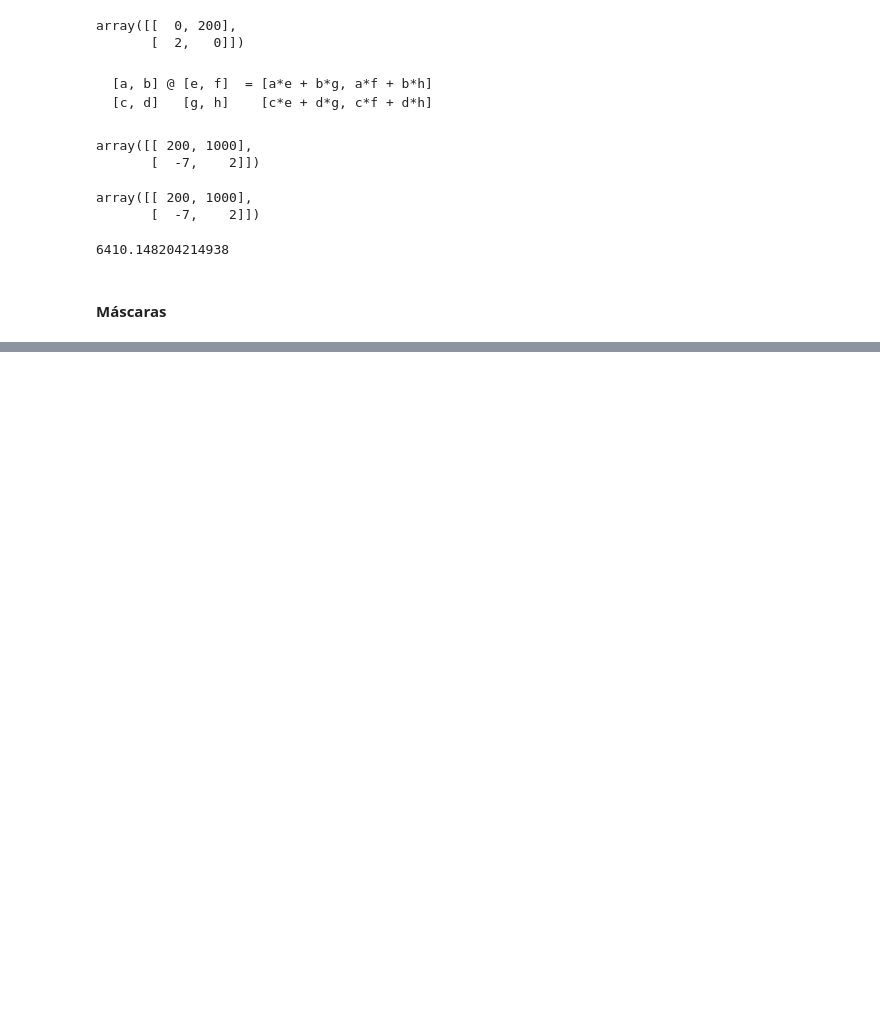
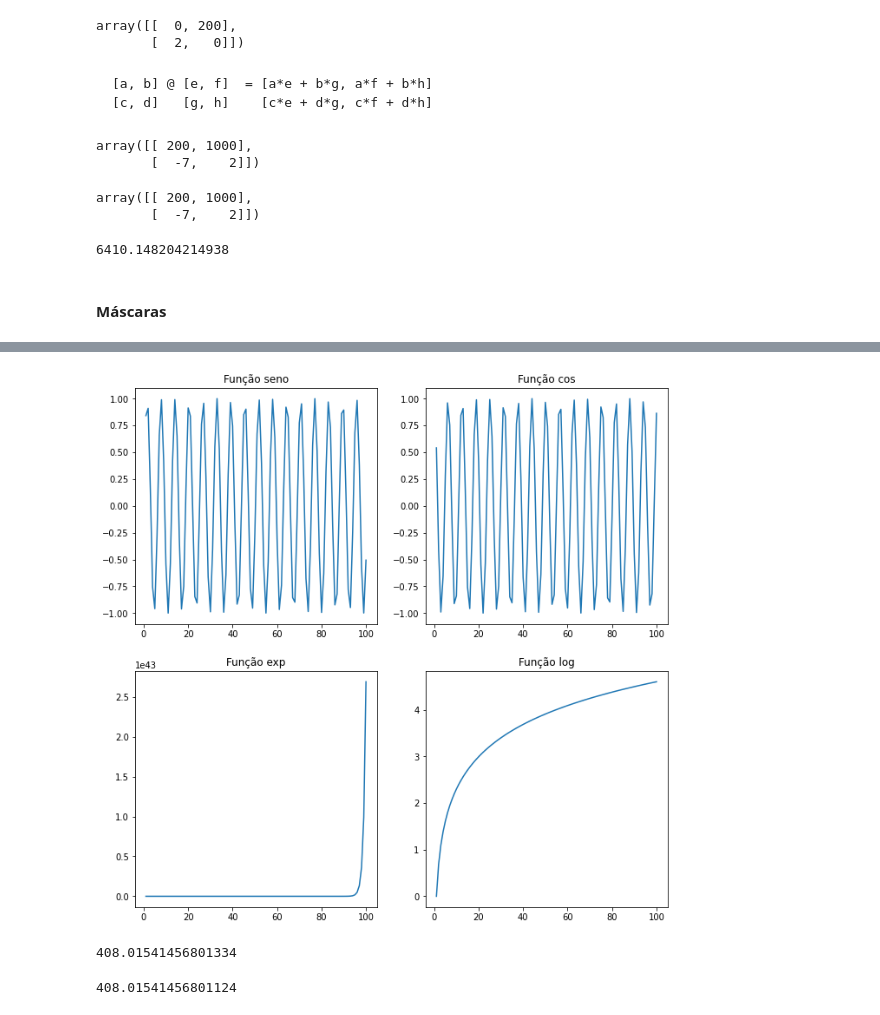
Before and after one commit to johnnyhorita/Empiricus-DataScience-Degree, a Jupyter notebook: 780/Modulo-02-Bibliotecas-e-APIs/20210802_aula1/Aula_1 - Numpy.ipynb, the cells around one changed output, grey strips where cells are left out. Drawn from its saved outputs; the diff is of its cells as text; code cells hidden in the pictures; blank space fills up the shorter version.

```diff
--- a/780/Modulo-02-Bibliotecas-e-APIs/20210802_aula1/Aula_1 - Numpy.ipynb
+++ b/780/Modulo-02-Bibliotecas-e-APIs/20210802_aula1/Aula_1 - Numpy.ipynb
@@ -578,0 +964,2 @@ np.linalg.norm(vetor_3d)
+# %%
+x = np.linspace(1, 100, 100)
@@ -578,0 +979,12 @@ np.linalg.norm(vetor_3d)
+# %%
+funcoes = [
+    np.sin(x),
+    np.cos(x),
+#     np.tan(x),
+    np.exp(x),
+    np.log(x),
+#     np.rad2deg(x)
+]
+# %%
+for funcao in funcoes:
+    print(funcao)
@@ -578,0 +1011,9 @@ np.linalg.norm(vetor_3d)
+# %%
+titulos = ['Função seno','Função cos', 'Função exp', 'Função log']
+plt.figure(figsize=(11, 11))
+for index, funcao in enumerate(funcoes):
+    plt.subplot(2,2, index+1)
+    plt.plot(x, funcao)
+    plt.title(titulos[index])
+# %% [output]
+[figure, added]
@@ -578,0 +1031,4 @@ np.linalg.norm(vetor_3d)
+# %%
+calcula_distancia_euclidiana(Xa, Xb)
+# %% [output]
+408.01541456801334
@@ -578,0 +1038,4 @@ np.linalg.norm(vetor_3d)
+# %%
+calcula_distancia_euclidiana_vetorizado(Xa, Xb)
+# %% [output]
+408.01541456801124
```
Also changed, not shown: parts of 88 cells of this notebook, 11 other files.
